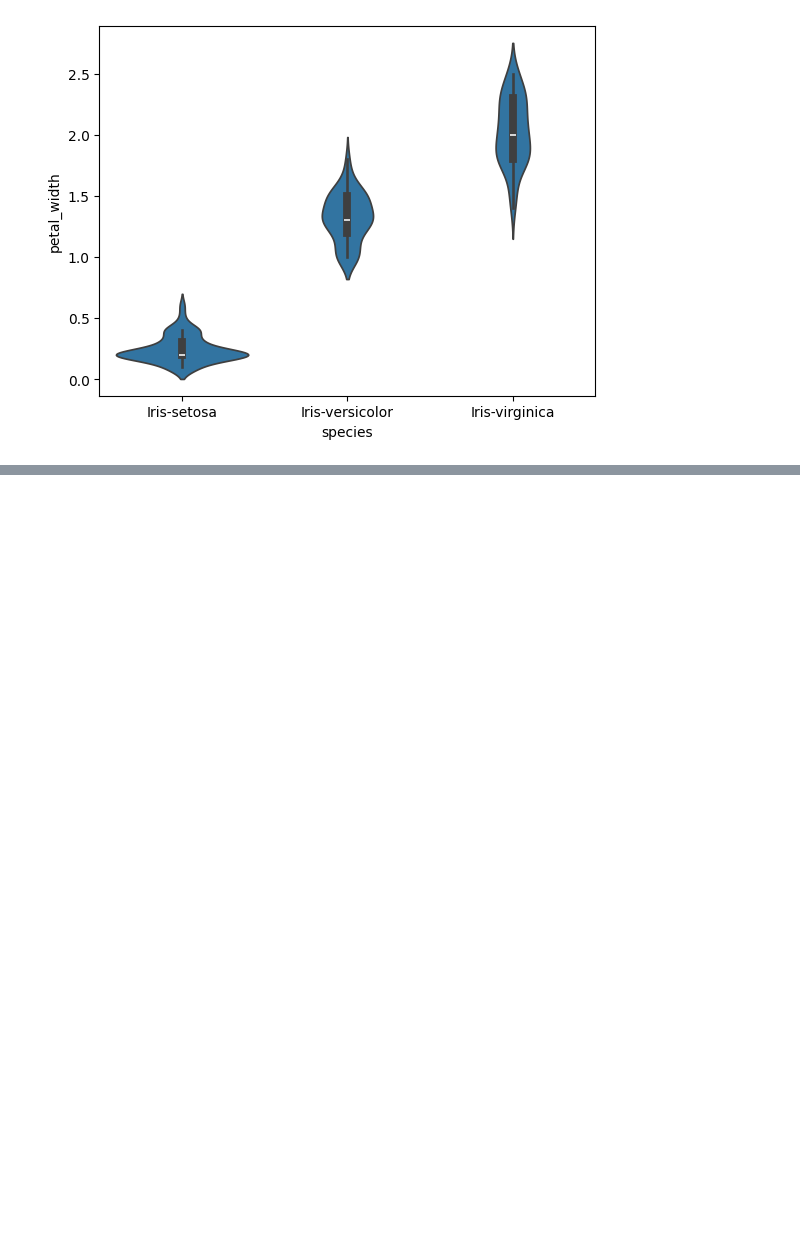
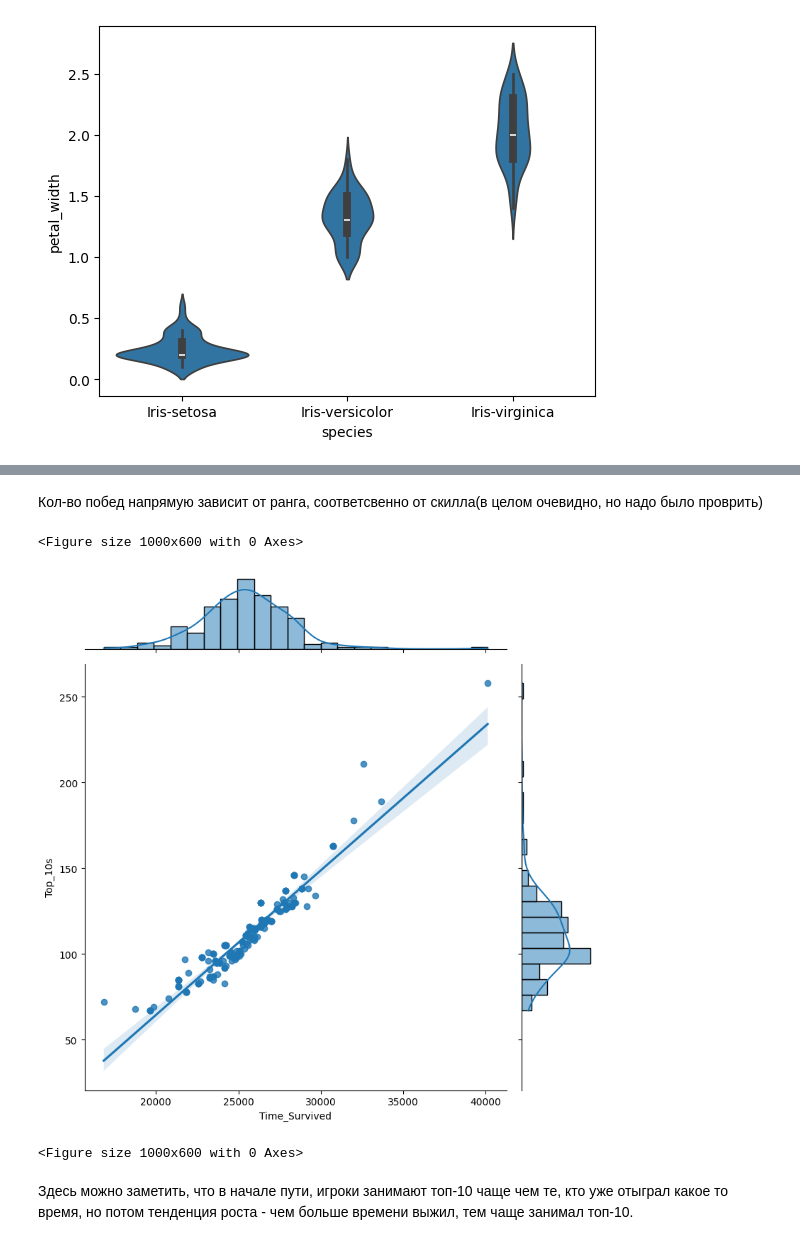
Before and after one commit to kalanimus/PythonLabs, a Jupyter notebook: Lab2/Untitled.ipynb, the cells around one changed output, grey strips where cells are left out. Drawn from its saved outputs; the diff is of its cells as text; code cells hidden in the pictures; blank space fills up the shorter version.

```diff
--- a/Lab2/Untitled.ipynb
+++ b/Lab2/Untitled.ipynb
@@ -65,0 +87,11 @@ sb.violinplot(file2, x = file2.columns[4], y = file2.columns[3])
+# %% [markdown]
+Кол-во побед напрямую зависит от ранга, соответсвенно от скилла(в целом очевидно, но надо было проврить)
+# %%
+sb.jointplot(x="Time_Survived", y="Top_10s", data=file3, kind="reg", height=8)
+plt.figure(figsize=(10,6))
+# %% [output]
+<Figure size 1000x600 with 0 Axes>
+[figure, added]
+<Figure size 1000x600 with 0 Axes>
+# %% [markdown]
+Здесь можно заметить, что в начале пути, игроки занимают топ-10 чаще чем те, кто уже отыграл какое то время, но потом тенденция роста - чем больше времени выжил, тем чаще занимал топ-10.
```
Also changed, not shown: parts of 3 cells of this notebook, 1 other file.
